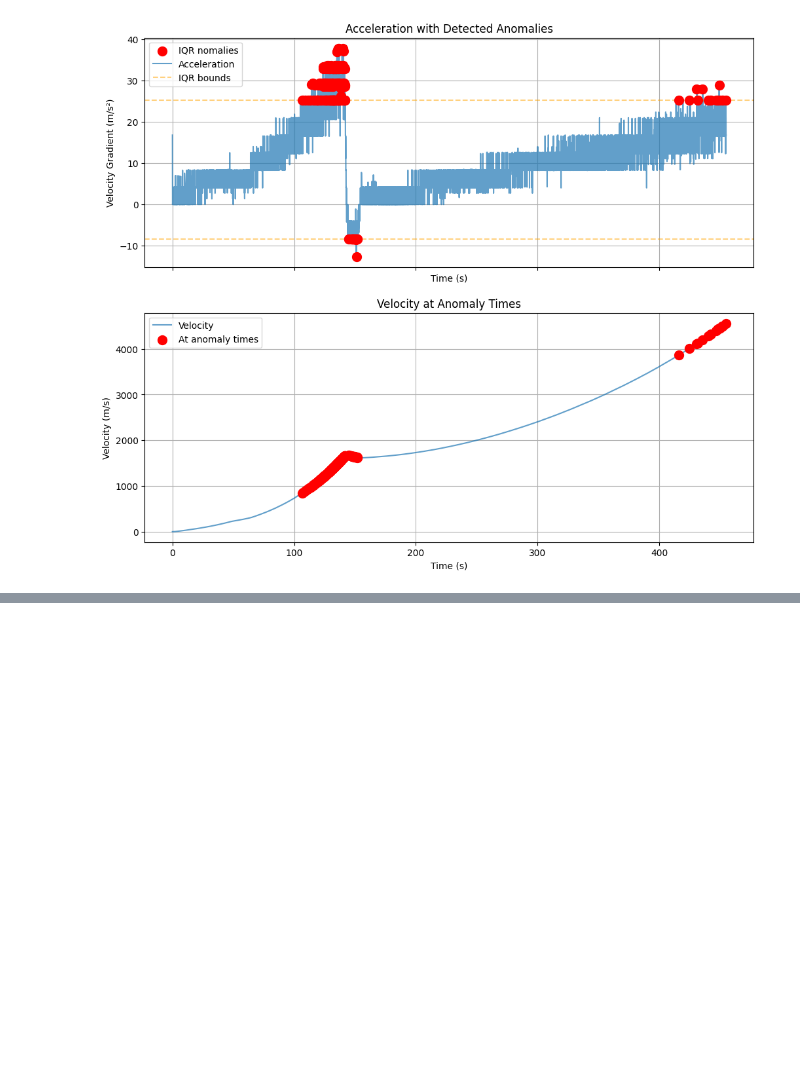
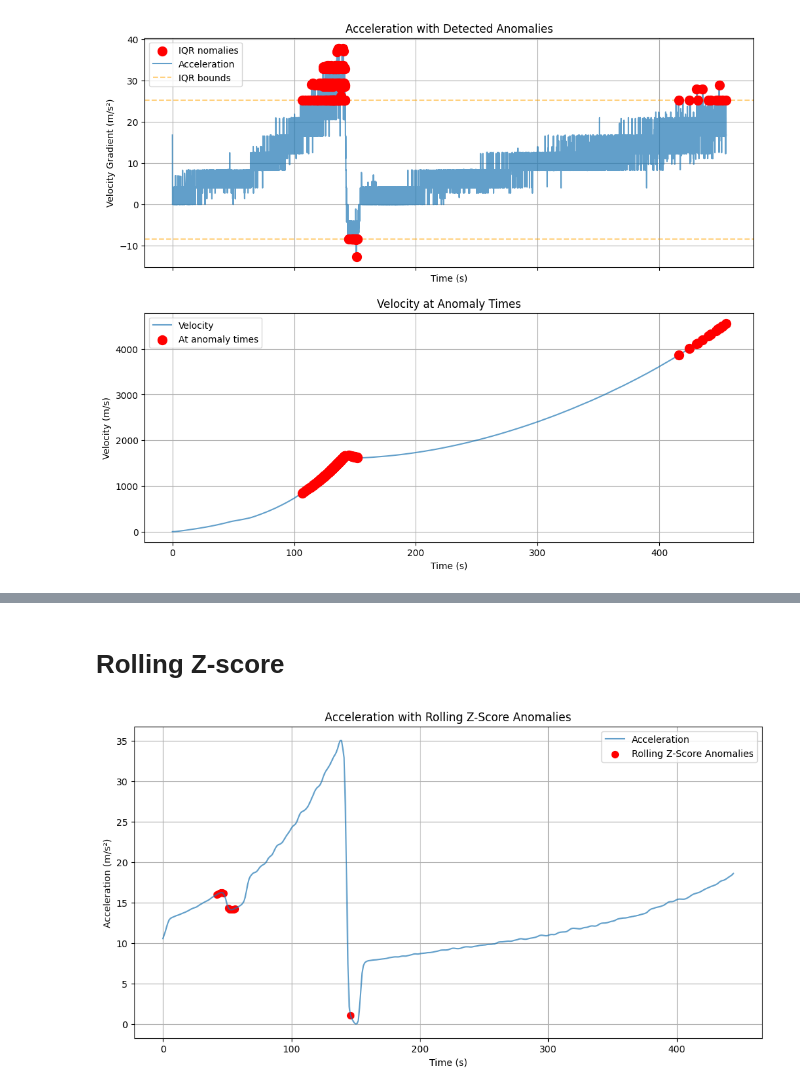
Before and after one commit to NicoCeresa/SpaceX-CRS-10-Telemetry-Analysis, a Jupyter notebook: notebooks/SpaceX_CRS_10_Telemetry.ipynb, the cells around one changed output, grey strips where cells are left out. Saved outputs shown, nothing was run; the diff lists cells and outputs as text; code cells hidden in the pictures; blank space fills up the shorter version.

```diff
--- a/notebooks/SpaceX_CRS_10_Telemetry.ipynb
+++ b/notebooks/SpaceX_CRS_10_Telemetry.ipynb
@@ -177,0 +303,26 @@ ax2.grid();
+# %% [markdown]
+# Rolling Z-score
+# %%
+def rolling_zscore(series, window=50):
+    rolling_mean = series.rolling(window=window, center=True).mean()
+    rolling_std = series.rolling(window=window, center=True).std()
+    z_scores = np.abs((series - rolling_mean) / rolling_std)
+    return z_scores
+
+rolling_z = rolling_zscore(crs_10_analysed_df["acceleration"], window=30)
+rolling_anomalies = rolling_z > 1
+
+# Plot
+plt.figure(figsize=(12, 6))
+plt.plot(crs_10_analysed_df["time"], crs_10_analysed_df["acceleration"], label="Acceleration", alpha=0.7)
+plt.scatter(crs_10_analysed_df.loc[rolling_anomalies, "time"],
+            crs_10_analysed_df.loc[rolling_anomalies, "acceleration"],
+            color='red', s=50, label='Rolling Z-Score Anomalies')
+plt.xlabel("Time (s)")
+plt.ylabel("Acceleration (m/s²)")
+plt.title("Acceleration with Rolling Z-Score Anomalies")
+plt.legend()
+plt.grid()
+plt.show()
+# %% [output]
+[figure, added]
```
Also changed, not shown: parts of 12 cells of this notebook.
